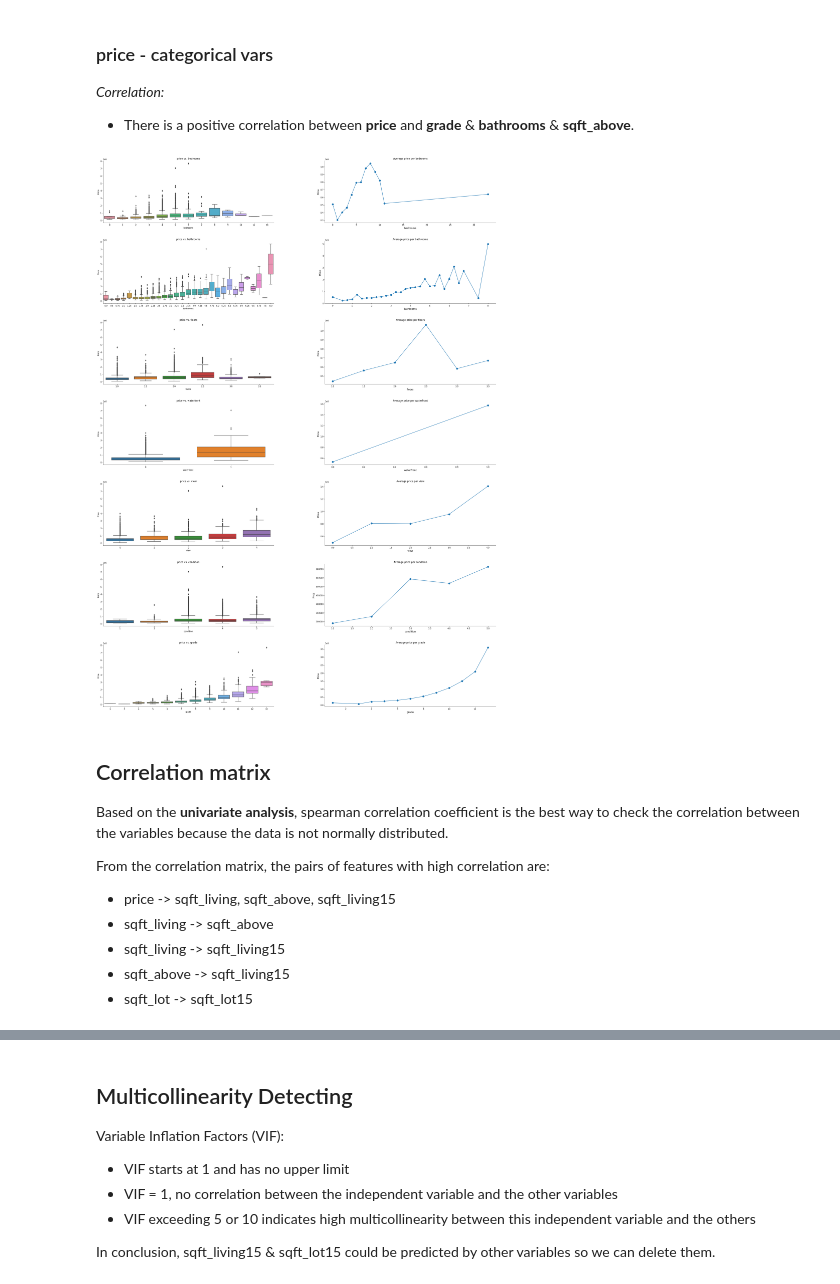
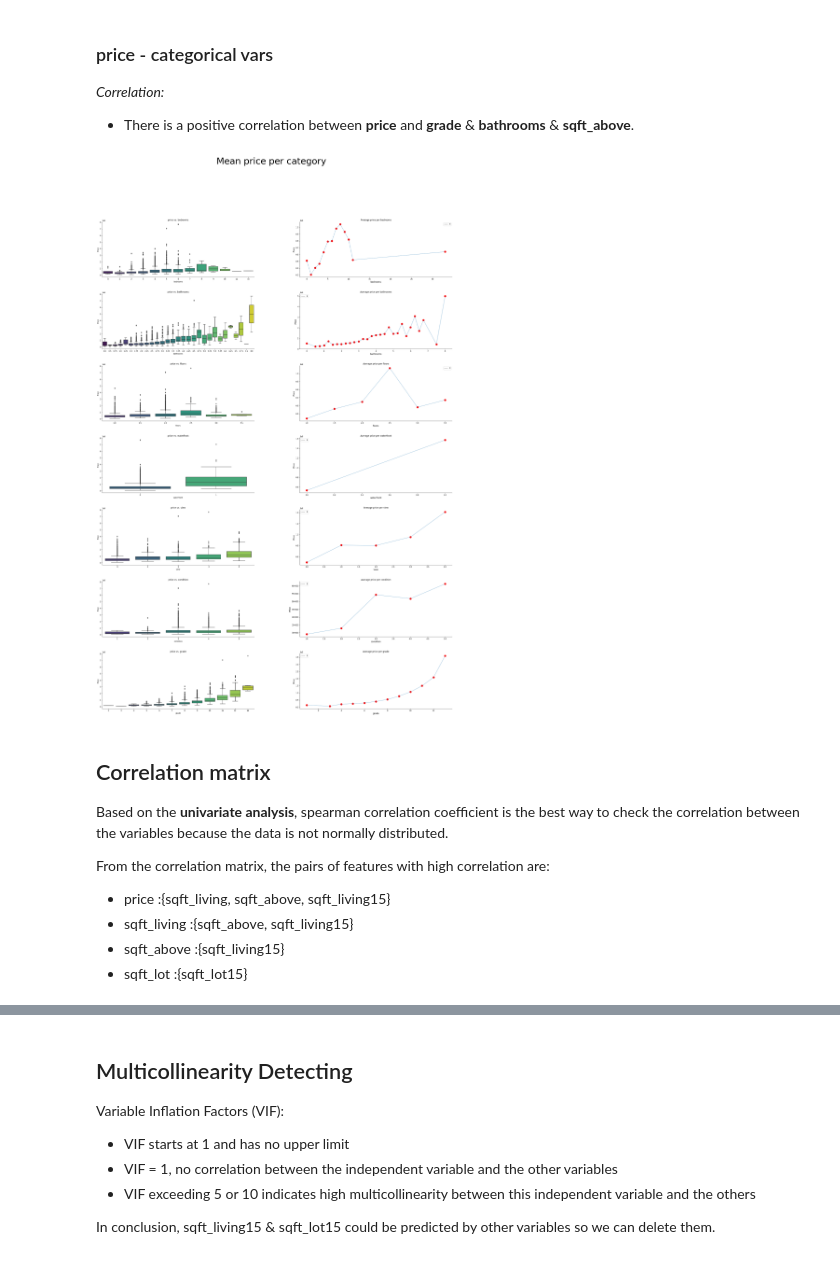
Before and after one commit to Nicola-Ibrahim/House-price-prediction, a Jupyter notebook: House pricing prediction - Model.ipynb, the cells around one changed output, grey strips where cells are left out. Saved outputs shown, nothing was run; the diff lists cells and outputs as text; code cells hidden in the pictures.

```diff
--- a/House pricing prediction - Model.ipynb
+++ b/House pricing prediction - Model.ipynb
@@ -183,6 +178,10 @@ Data dimension(15126, 18)
 cols = ['bedrooms', 'bathrooms', 'floors', 'view', 'waterfront', 'condition', 'grade']
 df_train[cols] = df_train[cols].astype('object')
 
+# change the type to pd.number
+cols = ['sqft_living', 'sqft_lot', 'sqft_above', 'sqft_basement', 'yr_built', 'yr_renovated', 'lat', 'long']
+df_train[cols] = df_train[cols].astype(np.number)
+
 # Select categorical data from data frame
 categorical_feat = df_train.select_dtypes(include=['object']).columns
 numerical_feat = df_train.select_dtypes(np.number).columns[1:]
@@ -358,50 +357,51 @@ plot_scatter_plot(df_train, numerical_feat)
 *Correlation:*
 - There is a positive correlation between **price** and **grade** & **bathrooms** & **sqft_above**.
 # %%
-def plot_mean_box_plot(data:pd.DataFrame, cols:list):
+def plot_mean_box_plot(data:pd.DataFrame, cols:list, title:str):
     """
     Plot mean price grouped by categorical features as scatter plot
 
     Parameters
     ----------
     data : DataFrame
     cols : list of features
     """
 
     figure, axs = plt.subplots(nrows=len(cols), ncols=2, figsize=(35,50))
     figure.subplots_adjust(wspace=0.3, hspace=0.3)
 
     for i, col in enumerate(cols):
         grouped_data = data.groupby(col).mean()['price'].to_frame()
         grouped_data[col] = grouped_data.index
         grouped_data.rename(columns={0:'price'}, inplace=True)
         grouped_data.reset_index(drop=True, inplace=True)
 
-        sns.boxplot(x=col, y='price', data=data, ax=axs[i][0])
+        sns.boxplot(x=col, y='price', data=data, palette='viridis', ax=axs[i][0])
         axs[i][0].set_title(f'price vs. {col}')
         axs[i][0].set_ylabel('Price')
 
-        sns.lineplot(x=col, y='price', data=grouped_data, ax=axs[i][1])
-        sns.scatterplot(x=col, y='price', data=grouped_data, ax=axs[i][1], s=100)
+        sns.lineplot(x=col, y='price', data=grouped_data, size=9, ax=axs[i][1])
+        sns.scatterplot(x=col, y='price', data=grouped_data, s=150, color='red', ax=axs[i][1])
         axs[i][1].set_title(f"Average price per {col}")
         axs[i][1].set_xlabel(col, fontsize=12)
         axs[i][1].set_ylabel('Price', fontsize=12)
         sns.despine()
 
-plot_mean_box_plot(df_train, categorical_feat)
+    figure.suptitle(title, fontsize=50)
+
+plot_mean_box_plot(data=df_train, cols=categorical_feat, title='Mean price per category')
 # %% [output]
-[figure, old version]
+[figure, new version]
 # %% [markdown]
 ## Correlation matrix
 Based on the **univariate analysis**, spearman correlation coefficient is the best way to check the correlation between the variables because the data is not normally distributed.
 
 
 From the correlation matrix, the pairs of features with high correlation are:
-- price  -> sqft_living, sqft_above, sqft_living15
-- sqft_living -> sqft_above
-- sqft_living -> sqft_living15
-- sqft_above -> sqft_living15
-- sqft_lot -> sqft_lot15
+- price         :{sqft_living, sqft_above, sqft_living15}
+- sqft_living   :{sqft_above, sqft_living15}
+- sqft_above    :{sqft_living15}
+- sqft_lot      :{sqft_lot15}
 # %%
 # Find the spearman correlation between features
 
```
Also changed, not shown: parts of 43 cells of this notebook.
